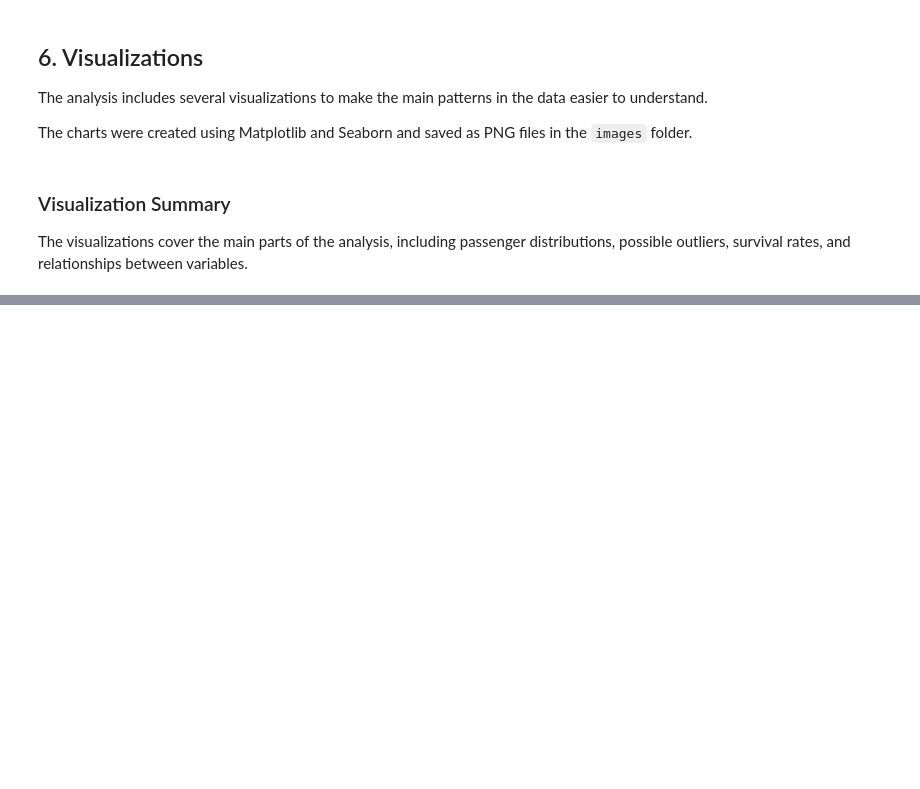
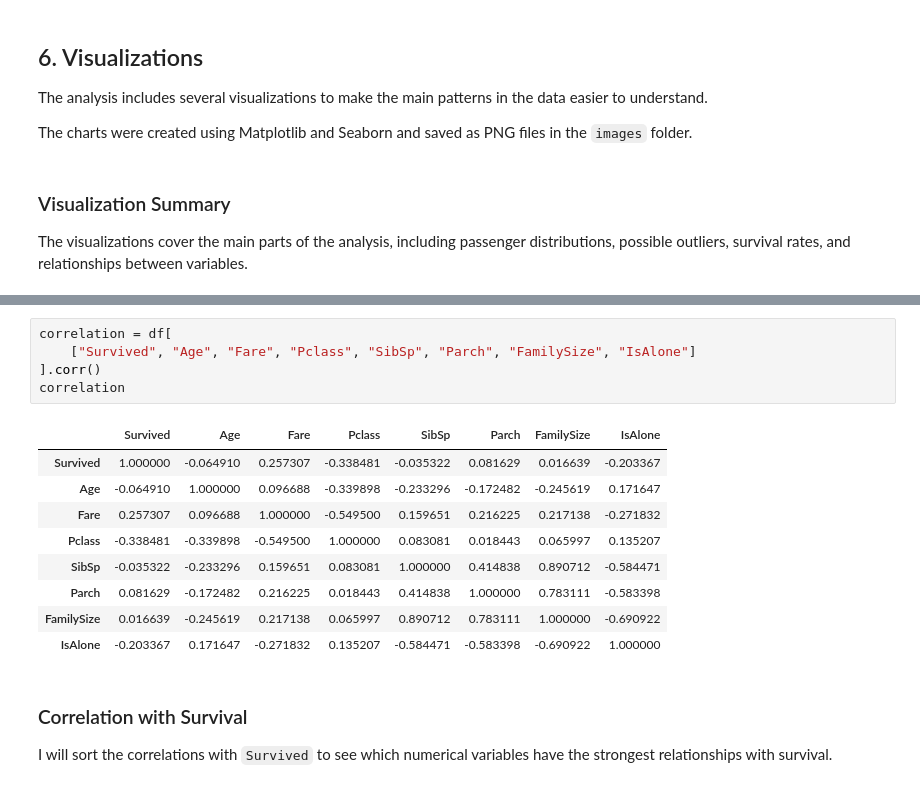
Before and after one commit to francisparwez/titanic-survival-analysis, a Jupyter notebook: Titanic_EDA.ipynb, the cells around one changed output, grey strips where cells are left out. Drawn from its saved outputs; the diff is of its cells as text; blank space fills up the shorter version.

Commit message:
07 Add statistical analysis and summary tables

```diff
--- a/Titanic_EDA.ipynb
+++ b/Titanic_EDA.ipynb
@@ -790,0 +888,19 @@ The visualizations cover the main parts of the analysis, including passenger dis
+# %%
+correlation = df[
+    ["Survived", "Age", "Fare", "Pclass", "SibSp", "Parch", "FamilySize", "IsAlone"]
+].corr()
+correlation
+# %% [output]
+|  | Survived | Age | Fare | Pclass | SibSp | Parch | FamilySize | IsAlone |
+| Survived | 1.000000 | -0.064910 | 0.257307 | -0.338481 | -0.035322 | 0.081629 | 0.016639 | -0.203367 |
+| Age | -0.064910 | 1.000000 | 0.096688 | -0.339898 | -0.233296 | -0.172482 | -0.245619 | 0.171647 |
+| Fare | 0.257307 | 0.096688 | 1.000000 | -0.549500 | 0.159651 | 0.216225 | 0.217138 | -0.271832 |
+| Pclass | -0.338481 | -0.339898 | -0.549500 | 1.000000 | 0.083081 | 0.018443 | 0.065997 | 0.135207 |
+| SibSp | -0.035322 | -0.233296 | 0.159651 | 0.083081 | 1.000000 | 0.414838 | 0.890712 | -0.584471 |
+| Parch | 0.081629 | -0.172482 | 0.216225 | 0.018443 | 0.414838 | 1.000000 | 0.783111 | -0.583398 |
+| FamilySize | 0.016639 | -0.245619 | 0.217138 | 0.065997 | 0.890712 | 0.783111 | 1.000000 | -0.690922 |
+| IsAlone | -0.203367 | 0.171647 | -0.271832 | 0.135207 | -0.584471 | -0.583398 | -0.690922 | 1.000000 |
+# %% [markdown]
+### Correlation with Survival
+
+I will sort the correlations with `Survived` to see which numerical variables have the strongest relationships with survival.
```
Also changed, not shown: parts of 15 cells of this notebook, 1 other file.
